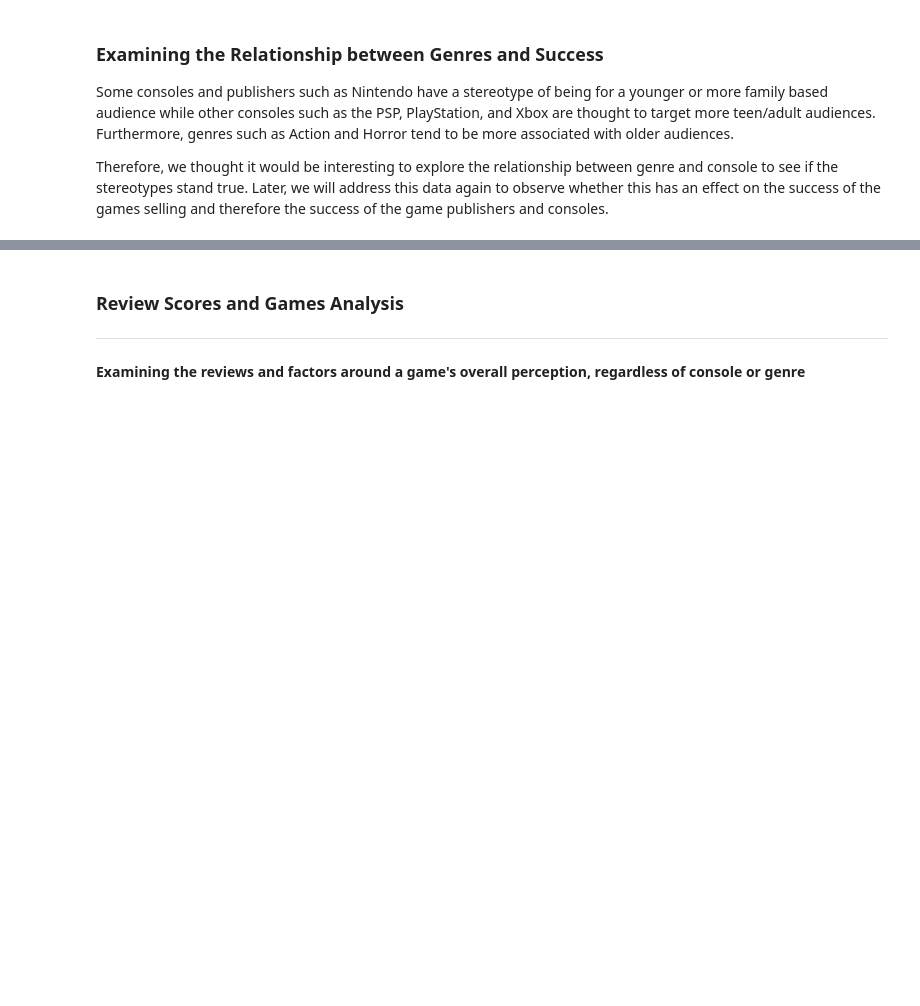
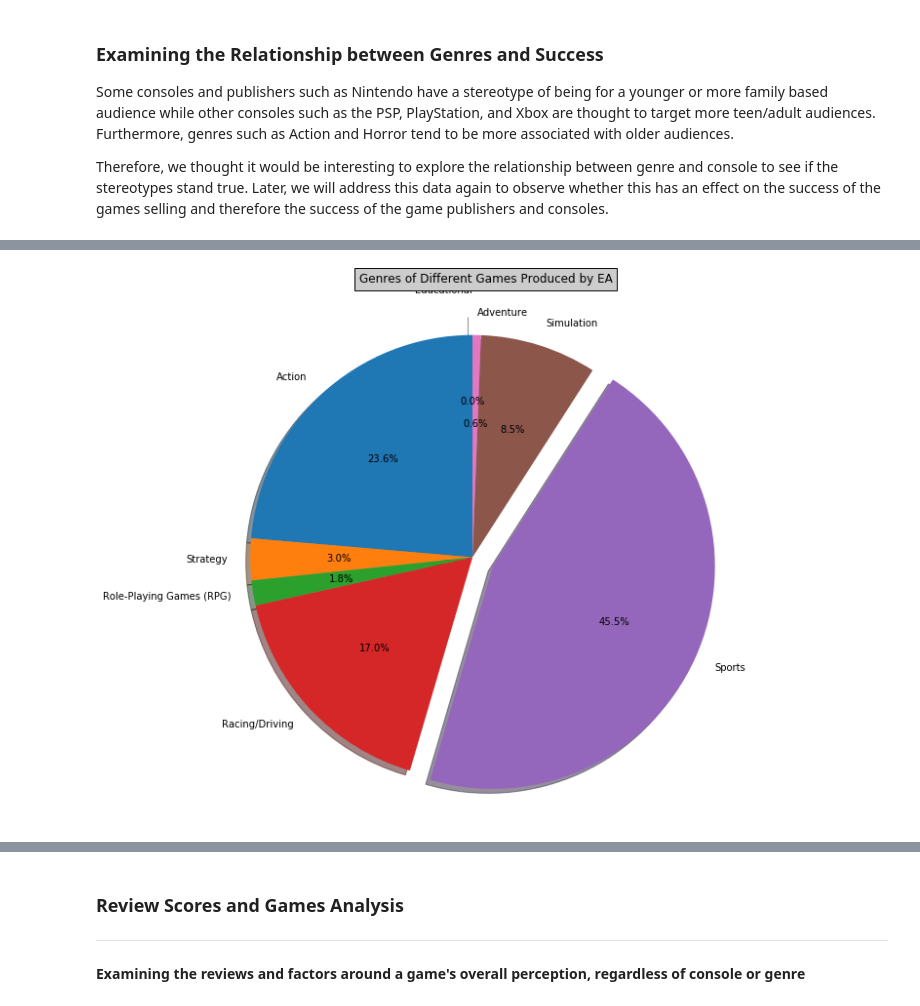
Before and after one commit to RadArcadeKid/probability-final, a Jupyter notebook: FinalProject_Pantleo_Henson_checkpoint2.ipynb, the cells around one changed output, grey strips where cells are left out. Saved outputs shown, nothing was run; the diff lists cells and outputs as text; code cells hidden in the pictures; blank space fills up the shorter version.

```diff
--- a/FinalProject_Pantleo_Henson_checkpoint2.ipynb
+++ b/FinalProject_Pantleo_Henson_checkpoint2.ipynb
@@ -114,0 +210,23 @@ Therefore, we thought it would be interesting to explore the relationship betwee
+# %%
+fig = plt.gcf()
+fig.set_size_inches(10,10) # or (4,4) or (5,5) or whatever
+dfEA = dfCleanGames.loc[dfCleanGames["Metadata.Publishers"]=="EA"]
+
+#EA_counts = Counter(dfEA["Metadata.Genres"])
+EAGenres = np.array([39,5,3,28,75,14,1,0])
+
+
+plt.title("Genres of Different Games Produced by EA", bbox={'facecolor':'0.8', 'pad':5})
+# Pie chart, where the slices will be ordered and plotted counter-clockwise:
+labels = 'Action', 'Strategy', 'Role-Playing Games (RPG)', 'Racing/Driving', 'Sports', 'Simulation', 'Adventure', 'Educational'
+EAGenres = np.array([39,5,3,28,75,14,1,0])
+explode = (0, 0, 0, 0, 0.1, 0, 0, 0.1)  # only "explode" the 2nd slice
+
+#fig1, ax1 = plt.subplots()
+plt.pie(EAGenres, explode=explode, labels=labels, autopct='%1.1f%%',
+        shadow=True, startangle=90)
+plt.axis('equal')  # Equal aspect ratio ensures that pie is drawn as a circle.
+
+plt.show()
+# %% [output]
+[figure, added]
```
Also changed, not shown: parts of 18 cells of this notebook.
